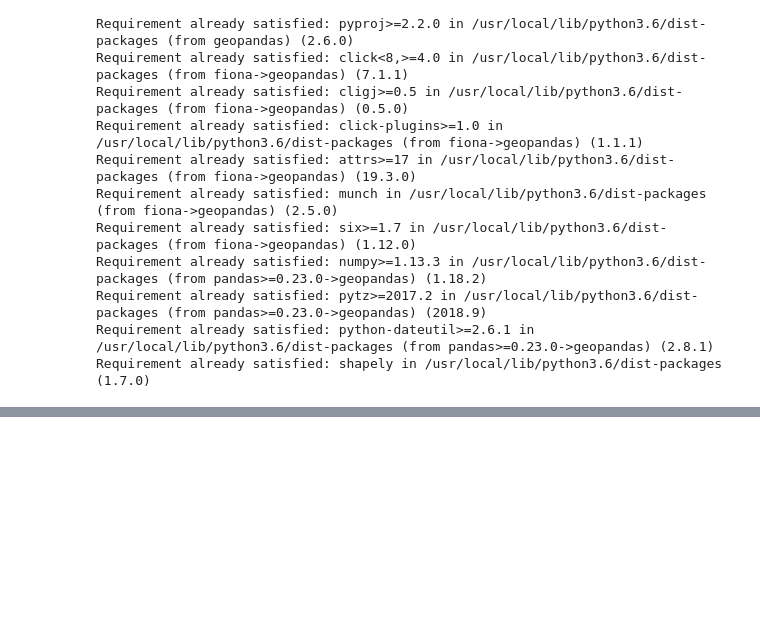
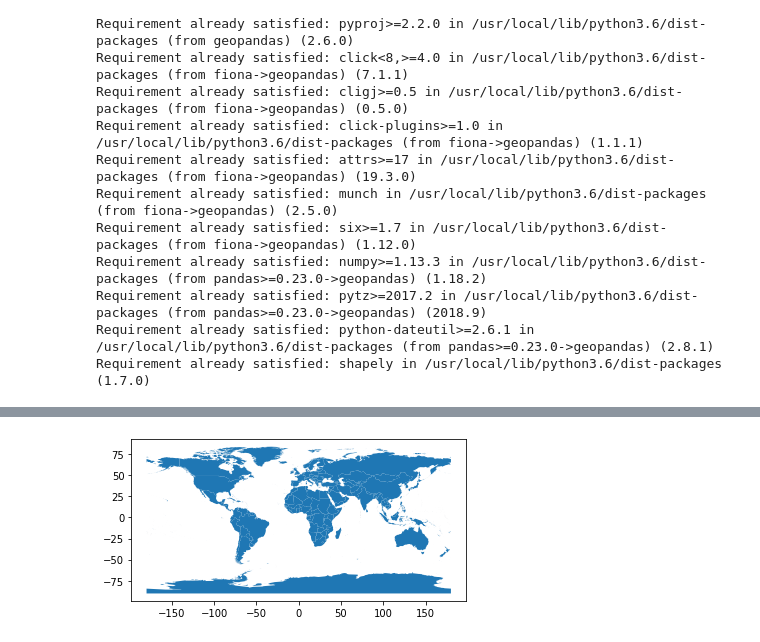
Before and after one commit to ahmadryan/covid19, a Jupyter notebook: coronavirus_quick_model2.ipynb, the cells around one changed output, grey strips where cells are left out. Cells and saved outputs as stored; diff of their text form; code cells hidden in the pictures; blank space fills up the shorter version.

```diff
--- a/coronavirus_quick_model2.ipynb
+++ b/coronavirus_quick_model2.ipynb
@@ -21,0 +184,3 @@ Requirement already satisfied: shapely in /usr/local/lib/python3.6/dist-packages
+# %%
+deaths = addlogbydate(deaths).reset_index()
+confirmed = addlogbydate(confirmed).reset_index()
@@ -21,0 +217,25 @@ Requirement already satisfied: shapely in /usr/local/lib/python3.6/dist-packages
+# %%
+# from the JHU database
+infected = gpd.GeoDataFrame(pd.read_csv(root +
+                                        "time_series_covid19_confirmed_global.csv"))
+# %%
+infected = infected.groupby("Country/Region").sum()
+# number of dates in the database
+N = infected.shape[1] - 2
+# %%
+infected.reset_index(inplace=True)
+infected["Country/Region"].replace("Mainland China", "China", inplace=True)
+infected["Country/Region"].replace("UK", "United Kingdom", inplace=True)
+infected["Country/Region"].replace("US", "United States", inplace=True)
+# %%
+world = gpd.GeoDataFrame.from_file("TM_WORLD_BORDERS_SIMPL-0.3.shp")
+
+infected["totalinfected"] = infected[infected.columns[-1]]
+infected = addlogbydate(infected)
+
+data, key = get_dataset(day=24, df=infected)
+data = gpd.GeoDataFrame(data.groupby("NAME").sum().reset_index(
+    ).merge(data[["NAME", "geometry"]].drop_duplicates(subset="NAME"),
+            on="NAME", how="left")).plot()
+# %% [output]
+[figure, added]
```
Also changed, not shown: parts of 21 cells of this notebook.
